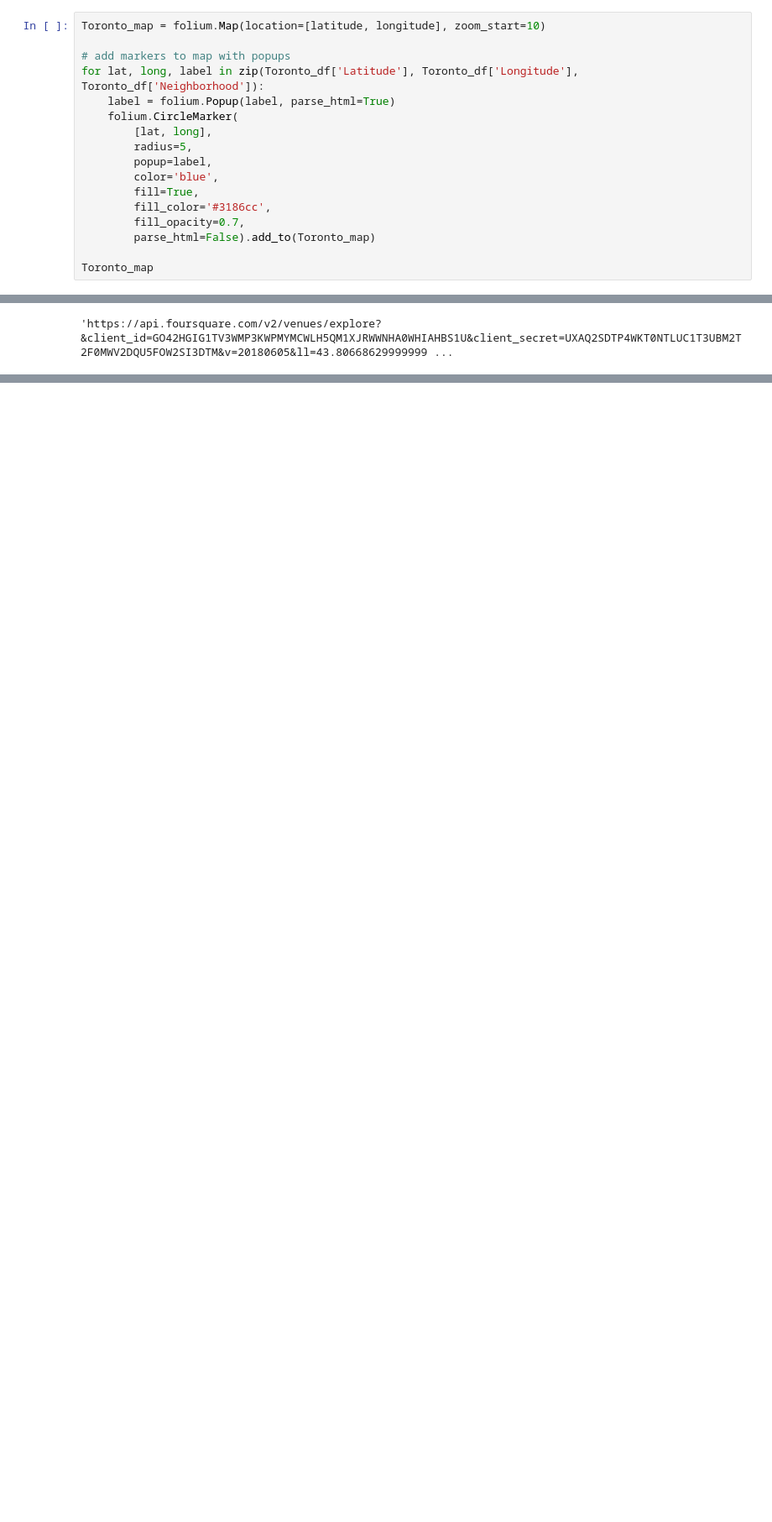
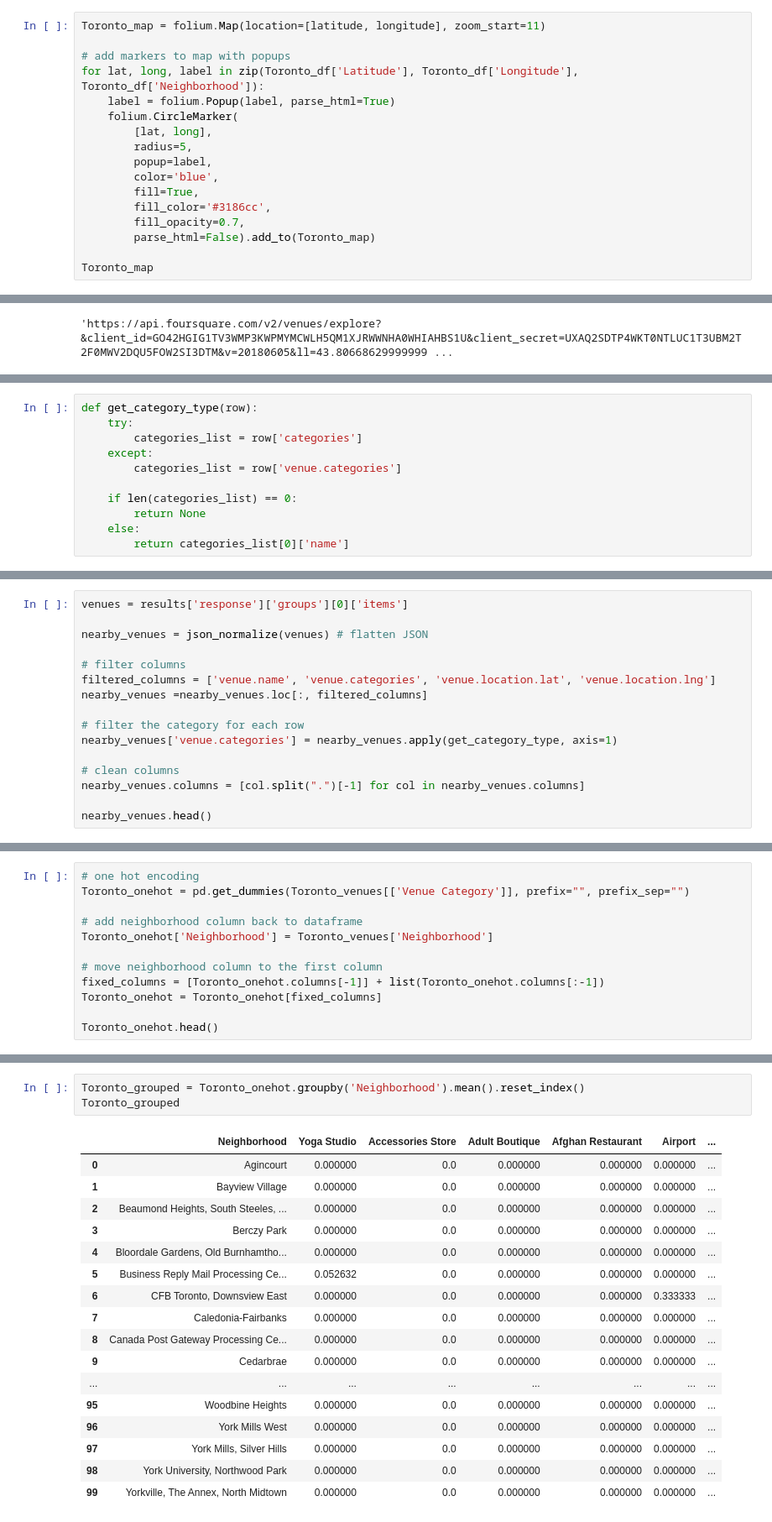
Before and after one commit to DianaTejeda/Capstone_W3, a Jupyter notebook: Coursera - Week 3 - Toronto Project - Part 3.ipynb, the cells around one changed output, grey strips where cells are left out. Shown: that part at 84% size. Drawn from its saved outputs; the diff is of its cells as text; blank space fills up the shorter version.

```diff
--- a/Coursera - Week 3 - Toronto Project - Part 3.ipynb
+++ b/Coursera - Week 3 - Toronto Project - Part 3.ipynb
@@ -168,7 +187,7 @@ The geographical coordinates of Toronto are 43.653963, -79.387207.
 # %% [markdown]
 Map the Neighborhoods
 # %%
-Toronto_map = folium.Map(location=[latitude, longitude], zoom_start=10)
+Toronto_map = folium.Map(location=[latitude, longitude], zoom_start=11)
 
 # add markers to map with popups
 for lat, long, label in zip(Toronto_df['Latitude'], Toronto_df['Longitude'], Toronto_df['Neighborhood']):
@@ -260,0 +282,11 @@ Kmeans clustering
+# %%
+def get_category_type(row):
+    try:
+        categories_list = row['categories']
+    except:
+        categories_list = row['venue.categories']
+
+    if len(categories_list) == 0:
+        return None
+    else:
+        return categories_list[0]['name']
@@ -260,0 +295,16 @@ Kmeans clustering
+# %%
+venues = results['response']['groups'][0]['items']
+
+nearby_venues = json_normalize(venues) # flatten JSON
+
+# filter columns
+filtered_columns = ['venue.name', 'venue.categories', 'venue.location.lat', 'venue.location.lng']
+nearby_venues =nearby_venues.loc[:, filtered_columns]
+
+# filter the category for each row
+nearby_venues['venue.categories'] = nearby_venues.apply(get_category_type, axis=1)
+
+# clean columns
+nearby_venues.columns = [col.split(".")[-1] for col in nearby_venues.columns]
+
+nearby_venues.head()
@@ -260,0 +433,12 @@ Kmeans clustering
+# %%
+# one hot encoding
+Toronto_onehot = pd.get_dummies(Toronto_venues[['Venue Category']], prefix="", prefix_sep="")
+
+# add neighborhood column back to dataframe
+Toronto_onehot['Neighborhood'] = Toronto_venues['Neighborhood']
+
+# move neighborhood column to the first column
+fixed_columns = [Toronto_onehot.columns[-1]] + list(Toronto_onehot.columns[:-1])
+Toronto_onehot = Toronto_onehot[fixed_columns]
+
+Toronto_onehot.head()
@@ -260,0 +461,21 @@ Kmeans clustering
+# %%
+Toronto_grouped = Toronto_onehot.groupby('Neighborhood').mean().reset_index()
+Toronto_grouped
+# %% [output]
+|  | Neighborhood | Yoga Studio | Accessories Store | Adult Boutique | Afghan Restaurant | Airport | ... |
+| 0 | Agincourt | 0.000000 | 0.0 | 0.000000 | 0.000000 | 0.000000 | ... |
+| 1 | Bayview Village | 0.000000 | 0.0 | 0.000000 | 0.000000 | 0.000000 | ... |
+| 2 | Beaumond Heights, South Steeles, ... | 0.000000 | 0.0 | 0.000000 | 0.000000 | 0.000000 | ... |
+| 3 | Berczy Park | 0.000000 | 0.0 | 0.000000 | 0.000000 | 0.000000 | ... |
+| 4 | Bloordale Gardens, Old Burnhamtho... | 0.000000 | 0.0 | 0.000000 | 0.000000 | 0.000000 | ... |
+| 5 | Business Reply Mail Processing Ce... | 0.052632 | 0.0 | 0.000000 | 0.000000 | 0.000000 | ... |
+| 6 | CFB Toronto, Downsview East | 0.000000 | 0.0 | 0.000000 | 0.000000 | 0.333333 | ... |
+| 7 | Caledonia-Fairbanks | 0.000000 | 0.0 | 0.000000 | 0.000000 | 0.000000 | ... |
+| 8 | Canada Post Gateway Processing Ce... | 0.000000 | 0.0 | 0.000000 | 0.000000 | 0.000000 | ... |
+| 9 | Cedarbrae | 0.000000 | 0.0 | 0.000000 | 0.000000 | 0.000000 | ... |
+| ... | ... | ... | ... | ... | ... | ... | ... |
+| 95 | Woodbine Heights | 0.000000 | 0.0 | 0.000000 | 0.000000 | 0.000000 | ... |
+| 96 | York Mills West | 0.000000 | 0.0 | 0.000000 | 0.000000 | 0.000000 | ... |
+| 97 | York Mills, Silver Hills | 0.000000 | 0.0 | 0.000000 | 0.000000 | 0.000000 | ... |
+| 98 | York University, Northwood Park | 0.000000 | 0.0 | 0.000000 | 0.000000 | 0.000000 | ... |
+| 99 | Yorkville, The Annex, North Midtown | 0.000000 | 0.0 | 0.000000 | 0.000000 | 0.000000 | ... |
```
Also changed, not shown: parts of 64 cells of this notebook.
